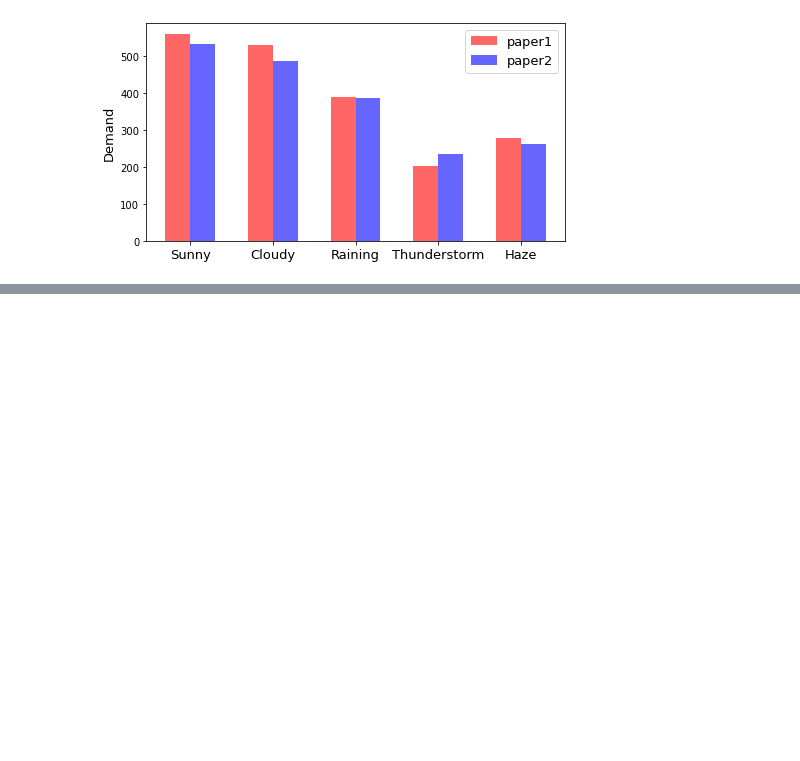
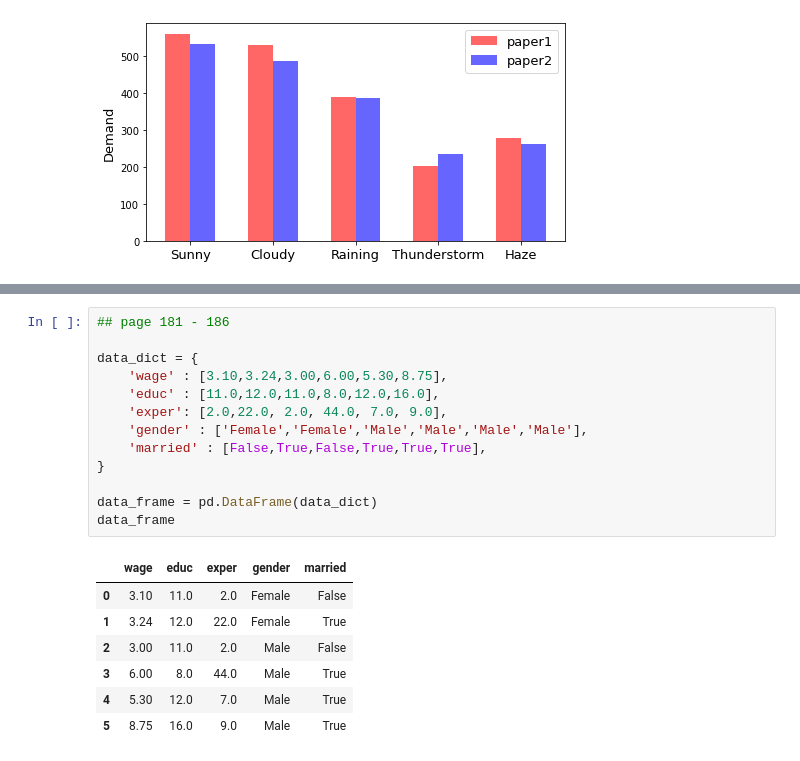
Before and after one commit to sayyidkhan/python_jan_2021, a Jupyter notebook: python_packages_u.ipynb, the cells around one changed output, grey strips where cells are left out. Cells and saved outputs as stored; diff of their text form; blank space fills up the shorter version.

```diff
--- a/python_packages.ipynb
+++ b/python_packages_u.ipynb
@@ -467,0 +600,21 @@ plt.show()
+# %%
+## page 181 - 186
+
+data_dict = {
+    'wage' : [3.10,3.24,3.00,6.00,5.30,8.75],
+    'educ' : [11.0,12.0,11.0,8.0,12.0,16.0],
+    'exper': [2.0,22.0, 2.0, 44.0, 7.0, 9.0],
+    'gender' : ['Female','Female','Male','Male','Male','Male'],
+    'married' : [False,True,False,True,True,True],
+}
+
+data_frame = pd.DataFrame(data_dict)
+data_frame
+# %% [output]
+|  | wage | educ | exper | gender | married |
+| 0 | 3.10 | 11.0 | 2.0 | Female | False |
+| 1 | 3.24 | 12.0 | 22.0 | Female | True |
+| 2 | 3.00 | 11.0 | 2.0 | Male | False |
+| 3 | 6.00 | 8.0 | 44.0 | Male | True |
+| 4 | 5.30 | 12.0 | 7.0 | Male | True |
+| 5 | 8.75 | 16.0 | 9.0 | Male | True |
```
Also changed, not shown: parts of 32 cells of this notebook, 1 other file.
